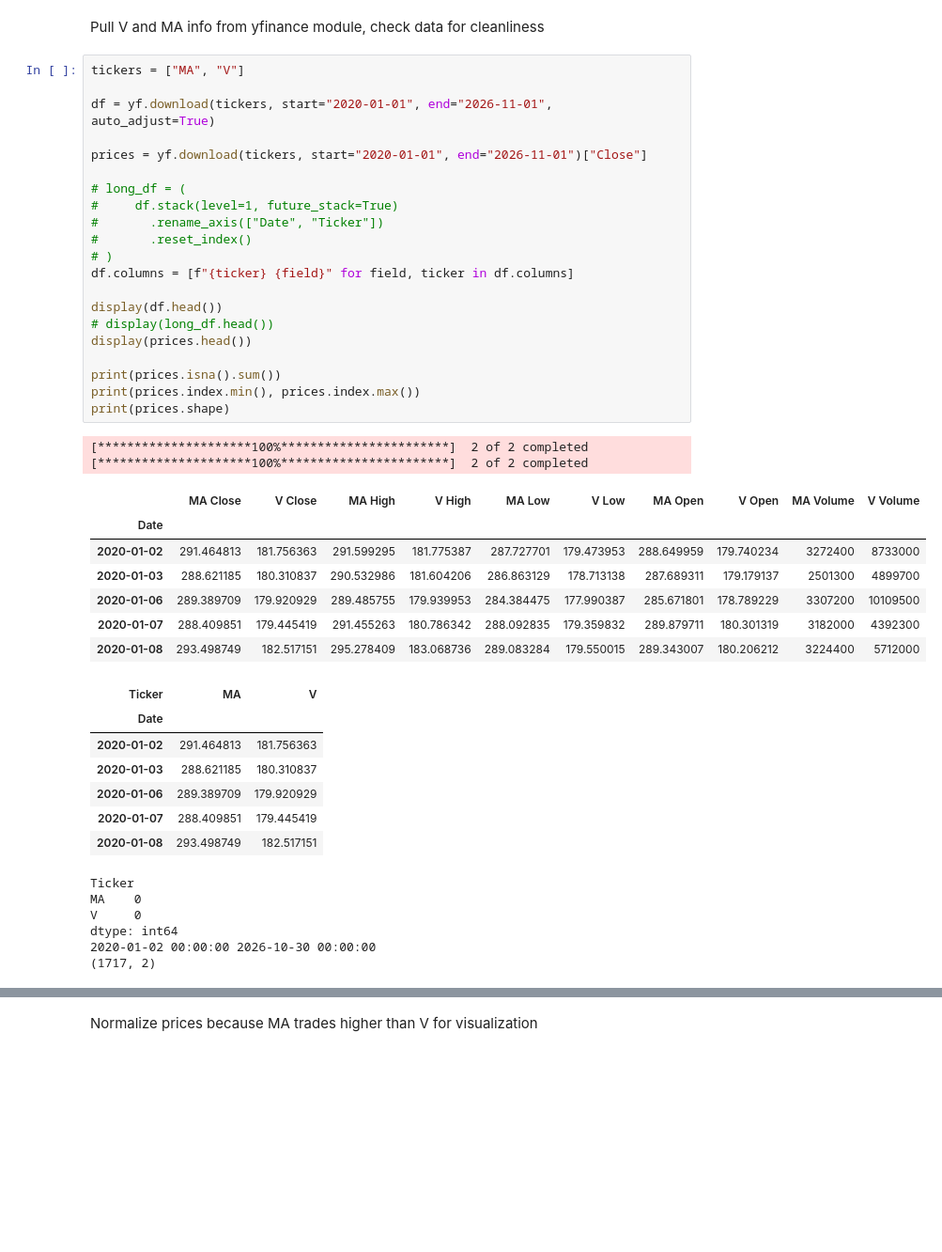
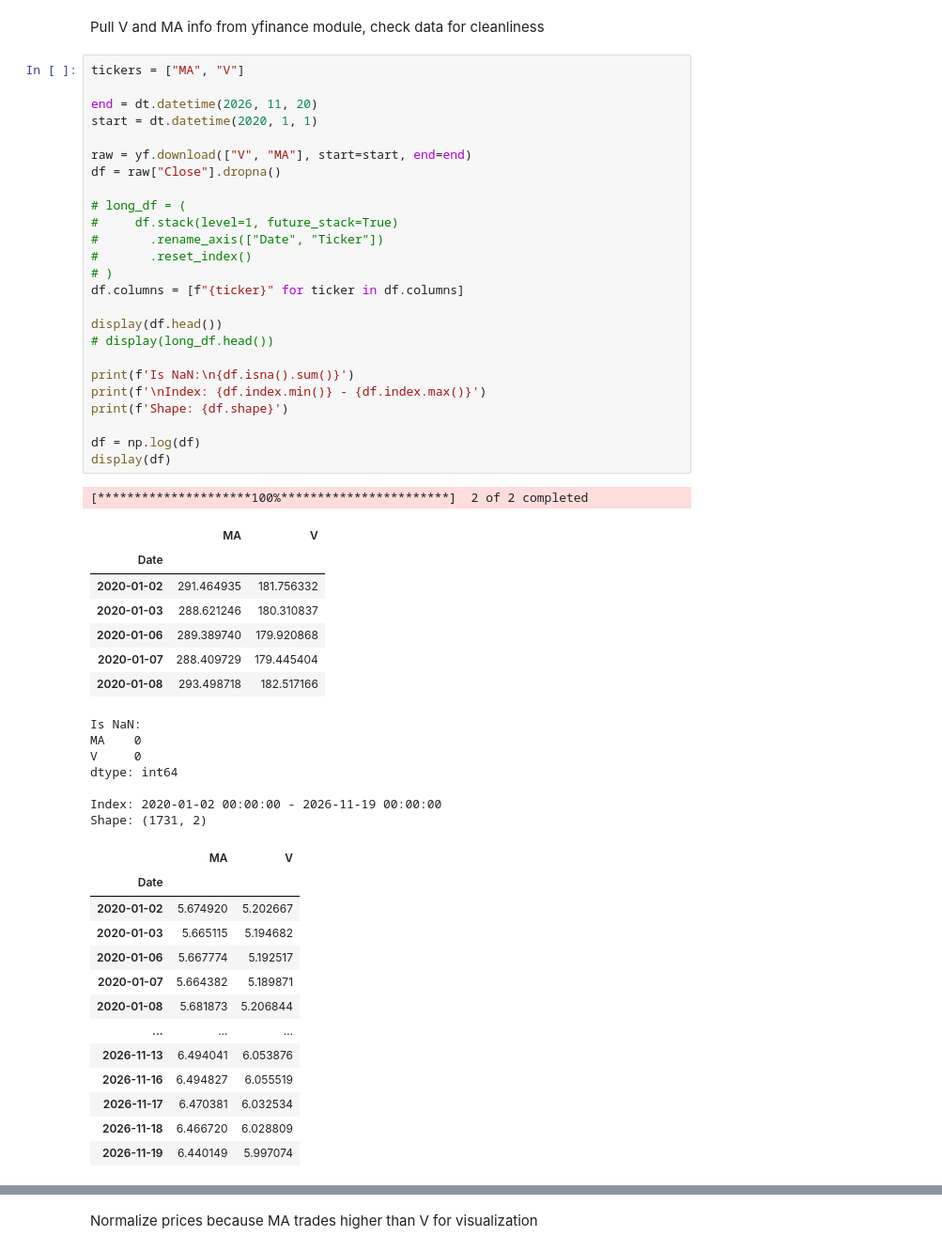
Before and after one commit to NathanAlukka/CMDA3654Project, a Jupyter notebook: project/pairs-trader.ipynb, the cells around one changed output, grey strips where cells are left out. Shown at 94% size. Drawn from its saved outputs; the diff is of its cells as text; blank space fills up the shorter version.

```diff
--- a/project/pairs-trader.ipynb
+++ b/project/pairs-trader.ipynb
@@ -22,44 +22,54 @@ Pull V and MA info from yfinance module, check data for cleanliness
 # %%
 tickers = ["MA", "V"]
 
-df = yf.download(tickers, start="2020-01-01", end="2026-11-01", auto_adjust=True)
+end = dt.datetime(2026, 11, 20)
+start = dt.datetime(2020, 1, 1)
 
-prices = yf.download(tickers, start="2020-01-01", end="2026-11-01")["Close"]
+raw = yf.download(["V", "MA"], start=start, end=end)
+df = raw["Close"].dropna()
 
 # long_df = (
 #     df.stack(level=1, future_stack=True)
 #       .rename_axis(["Date", "Ticker"])
 #       .reset_index()
 # )
-df.columns = [f"{ticker} {field}" for field, ticker in df.columns]
+df.columns = [f"{ticker}" for ticker in df.columns]
 
 display(df.head())
 # display(long_df.head())
-display(prices.head())
 
-print(prices.isna().sum())
-print(prices.index.min(), prices.index.max())
-print(prices.shape)
+print(f'Is NaN:\n{df.isna().sum()}')
+print(f'\nIndex: {df.index.min()} - {df.index.max()}')
+print(f'Shape: {df.shape}')
+
+df = np.log(df)
+display(df)
 # %% [output]
 [*********************100%***********************]  2 of 2 completed
-[*********************100%***********************]  2 of 2 completed
-|  | MA Close | V Close | MA High | V High | MA Low | V Low | MA Open | V Open | MA Volume | V Volume |
-| Date |  |  |  |  |  |  |  |  |  |  |
-| 2020-01-02 | 291.464813 | 181.756363 | 291.599295 | 181.775387 | 287.727701 | 179.473953 | 288.649959 | 179.740234 | 3272400 | 8733000 |
-| 2020-01-03 | 288.621185 | 180.310837 | 290.532986 | 181.604206 | 286.863129 | 178.713138 | 287.689311 | 179.179137 | 2501300 | 4899700 |
-| 2020-01-06 | 289.389709 | 179.920929 | 289.485755 | 179.939953 | 284.384475 | 177.990387 | 285.671801 | 178.789229 | 3307200 | 10109500 |
-| 2020-01-07 | 288.409851 | 179.445419 | 291.455263 | 180.786342 | 288.092835 | 179.359832 | 289.879711 | 180.301319 | 3182000 | 4392300 |
-| 2020-01-08 | 293.498749 | 182.517151 | 295.278409 | 183.068736 | 289.083284 | 179.550015 | 289.343007 | 180.206212 | 3224400 | 5712000 |
+|  | MA | V |
+| Date |  |  |
+| 2020-01-02 | 291.464935 | 181.756332 |
+| 2020-01-03 | 288.621246 | 180.310837 |
+| 2020-01-06 | 289.389740 | 179.920868 |
+| 2020-01-07 | 288.409729 | 179.445404 |
+| 2020-01-08 | 293.498718 | 182.517166 |
+Is NaN:
+MA    0
+V     0
+dtype: int64
+
+Index: 2020-01-02 00:00:00 - 2026-11-19 00:00:00
+Shape: (1731, 2)
-| Ticker | MA | V |
+|  | MA | V |
 | Date |  |  |
-| 2020-01-02 | 291.464813 | 181.756363 |
-| 2020-01-03 | 288.621185 | 180.310837 |
-| 2020-01-06 | 289.389709 | 179.920929 |
-| 2020-01-07 | 288.409851 | 179.445419 |
-| 2020-01-08 | 293.498749 | 182.517151 |
+| 2020-01-02 | 5.674920 | 5.202667 |
+| 2020-01-03 | 5.665115 | 5.194682 |
+| 2020-01-06 | 5.667774 | 5.192517 |
+| 2020-01-07 | 5.664382 | 5.189871 |
+| 2020-01-08 | 5.681873 | 5.206844 |
+| ... | ... | ... |
+| 2026-11-13 | 6.494041 | 6.053876 |
+| 2026-11-16 | 6.494827 | 6.055519 |
+| 2026-11-17 | 6.470381 | 6.032534 |
+| 2026-11-18 | 6.466720 | 6.028809 |
+| 2026-11-19 | 6.440149 | 5.997074 |
-Ticker
-MA    0
-V     0
-dtype: int64
-2020-01-02 00:00:00 2026-10-30 00:00:00
-(1717, 2)
```
Also changed, not shown: parts of 16 cells of this notebook.
